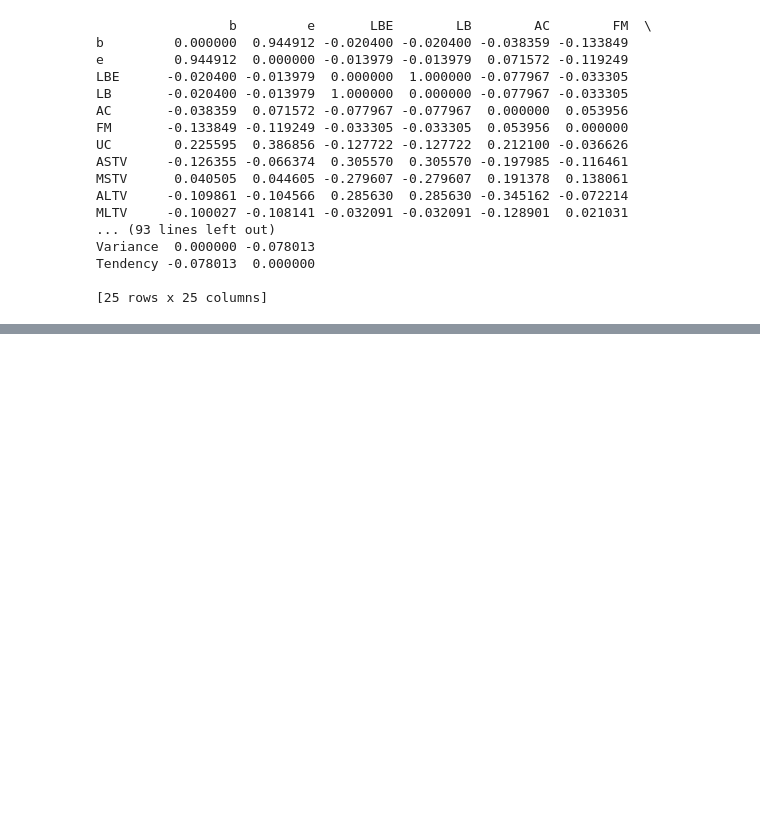
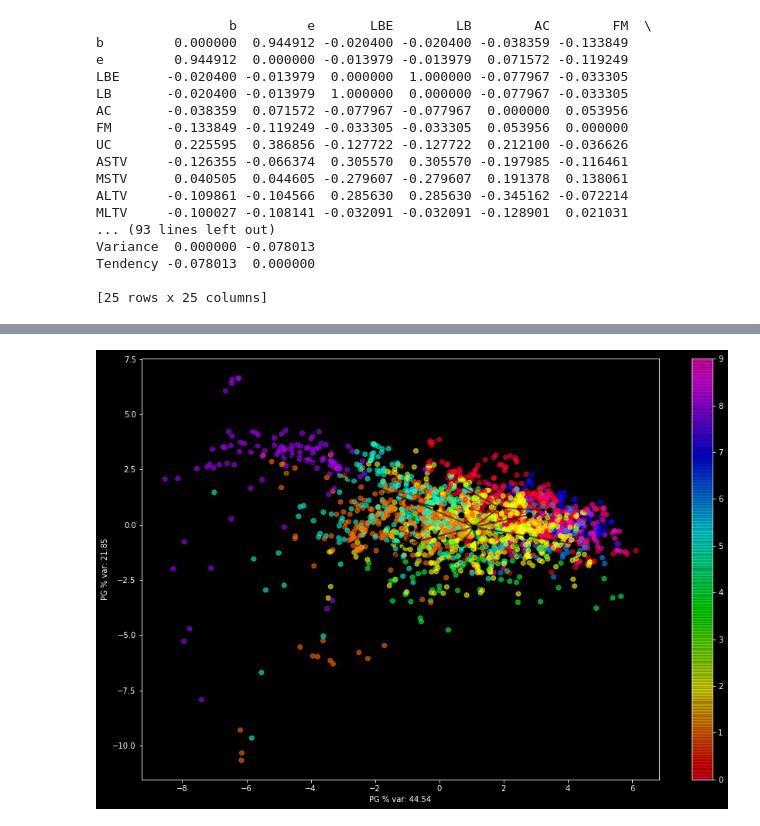
Before and after one commit to acid9reen/Cardiotocography_model, a Jupyter notebook: model.ipynb, the cells around one changed output, grey strips where cells are left out. Cells and saved outputs as stored; diff of their text form; code cells hidden in the pictures; blank space fills up the shorter version.

```diff
--- a/model.ipynb
+++ b/model.ipynb
@@ -70,6 +70,7 @@ full_pipeline = ColumnTransformer([
 ])
 # %%
 cardiotography_prep = full_pipeline.fit_transform(cardiotography)
+y_data_raw = cardiotography["CLASS"].copy()
 # %%
 X = cardiotography_prep
 X
@@ -177,0 +293,5 @@ confusion_matrix(gbc_clf, *std_params)
+# %%
+tree_20 = elpigraph.computeElasticPrincipalTree(X, 20)[0]
+# %%
+ColoredPlotPG(X, tree_20, X_color = y_data)
+# %% [output]
@@ -177,0 +299 @@ confusion_matrix(gbc_clf, *std_params)
+[figure, added]
```
Also changed, not shown: parts of 13 cells of this notebook.
